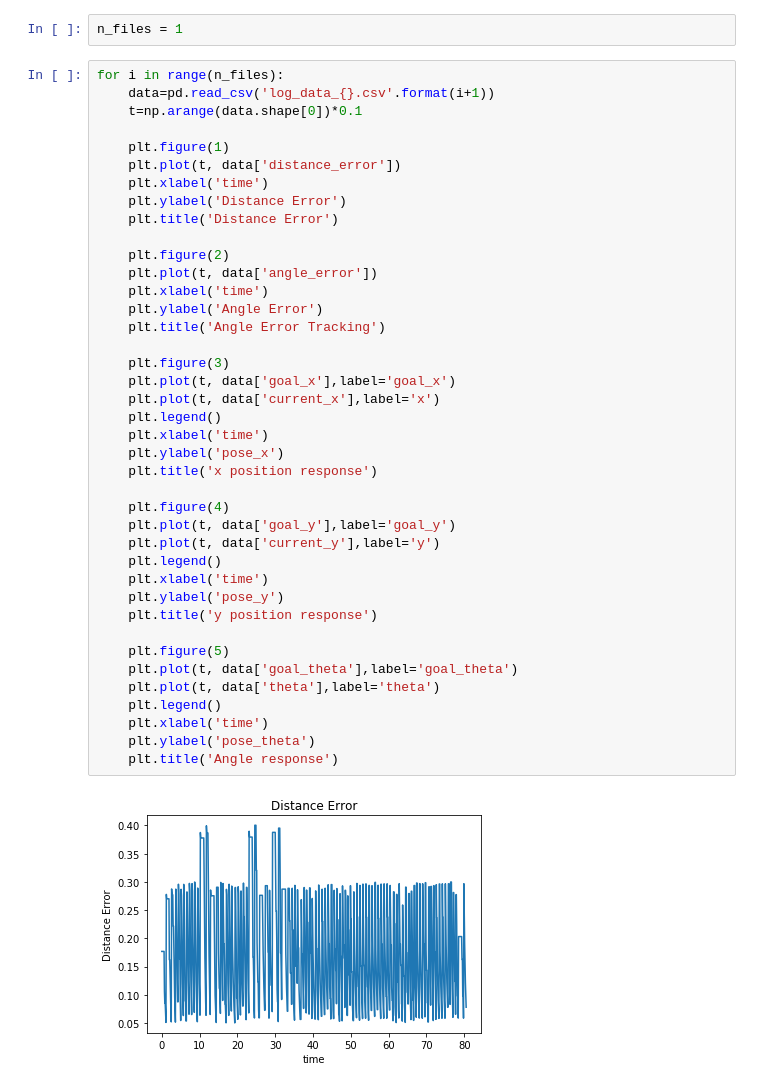
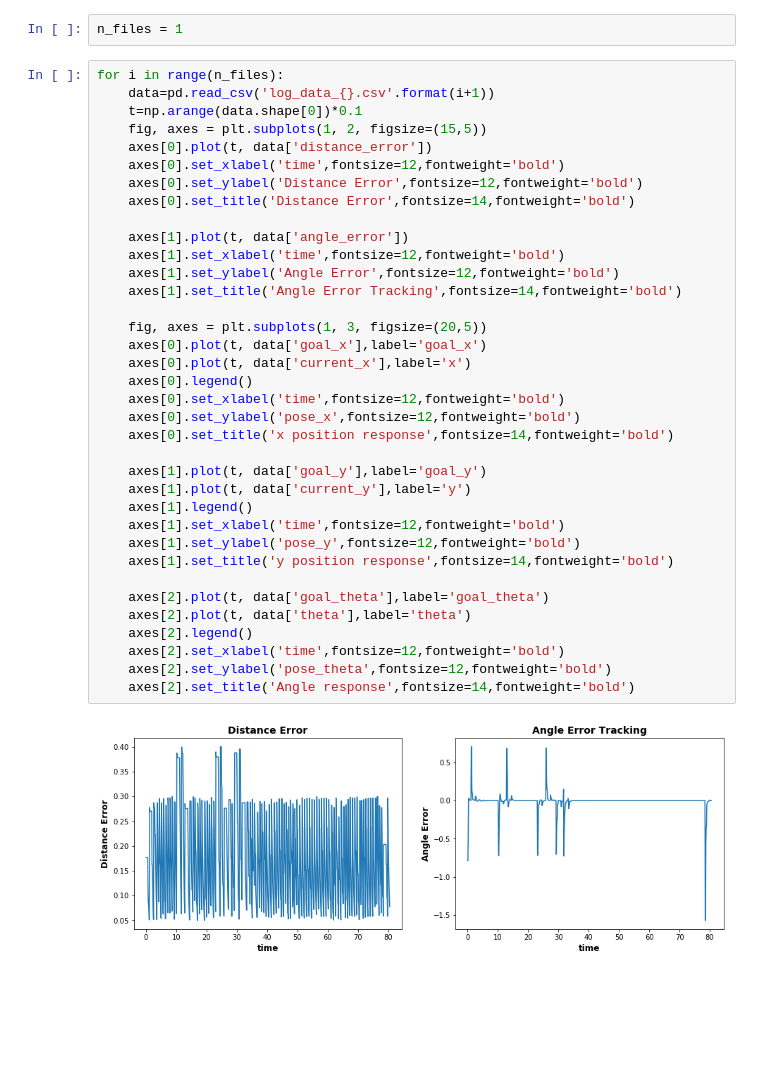
Before and after one commit to tharmee99/COMP0037_CW1_Path-Planning-in-a-known-world, a Jupyter notebook: comp0037_cw1/exports/controller_analysis.ipynb, the cells around one changed output. Drawn from its saved outputs; the diff is of its cells as text; blank space fills up the shorter version.

Commit message:
subplot version of controller_analysis

```diff
--- a/comp0037_cw1/exports/controller_analysis.ipynb
+++ b/comp0037_cw1/exports/controller_analysis.ipynb
@@ -9,42 +9,38 @@ n_files = 1
 # %%
 for i in range(n_files):
     data=pd.read_csv('log_data_{}.csv'.format(i+1))
     t=np.arange(data.shape[0])*0.1
+    fig, axes = plt.subplots(1, 2, figsize=(15,5))
+    axes[0].plot(t, data['distance_error'])
+    axes[0].set_xlabel('time',fontsize=12,fontweight='bold')
+    axes[0].set_ylabel('Distance Error',fontsize=12,fontweight='bold')
+    axes[0].set_title('Distance Error',fontsize=14,fontweight='bold')
 
-    plt.figure(1)
-    plt.plot(t, data['distance_error'])
-    plt.xlabel('time')
-    plt.ylabel('Distance Error')
-    plt.title('Distance Error')
+    axes[1].plot(t, data['angle_error'])
+    axes[1].set_xlabel('time',fontsize=12,fontweight='bold')
+    axes[1].set_ylabel('Angle Error',fontsize=12,fontweight='bold')
+    axes[1].set_title('Angle Error Tracking',fontsize=14,fontweight='bold')
 
-    plt.figure(2)
-    plt.plot(t, data['angle_error'])
-    plt.xlabel('time')
-    plt.ylabel('Angle Error')
-    plt.title('Angle Error Tracking')
+    fig, axes = plt.subplots(1, 3, figsize=(20,5))
+    axes[0].plot(t, data['goal_x'],label='goal_x')
+    axes[0].plot(t, data['current_x'],label='x')
+    axes[0].legend()
+    axes[0].set_xlabel('time',fontsize=12,fontweight='bold')
+    axes[0].set_ylabel('pose_x',fontsize=12,fontweight='bold')
+    axes[0].set_title('x position response',fontsize=14,fontweight='bold')
 
-    plt.figure(3)
-    plt.plot(t, data['goal_x'],label='goal_x')
-    plt.plot(t, data['current_x'],label='x')
-    plt.legend()
-    plt.xlabel('time')
-    plt.ylabel('pose_x')
-    plt.title('x position response')
+    axes[1].plot(t, data['goal_y'],label='goal_y')
+    axes[1].plot(t, data['current_y'],label='y')
+    axes[1].legend()
+    axes[1].set_xlabel('time',fontsize=12,fontweight='bold')
+    axes[1].set_ylabel('pose_y',fontsize=12,fontweight='bold')
+    axes[1].set_title('y position response',fontsize=14,fontweight='bold')
 
-    plt.figure(4)
-    plt.plot(t, data['goal_y'],label='goal_y')
-    plt.plot(t, data['current_y'],label='y')
-    plt.legend()
-    plt.xlabel('time')
-    plt.ylabel('pose_y')
-    plt.title('y position response')
-
-    plt.figure(5)
-    plt.plot(t, data['goal_theta'],label='goal_theta')
-    plt.plot(t, data['theta'],label='theta')
-    plt.legend()
-    plt.xlabel('time')
-    plt.ylabel('pose_theta')
-    plt.title('Angle response')
+    axes[2].plot(t, data['goal_theta'],label='goal_theta')
+    axes[2].plot(t, data['theta'],label='theta')
+    axes[2].legend()
+    axes[2].set_xlabel('time',fontsize=12,fontweight='bold')
+    axes[2].set_ylabel('pose_theta',fontsize=12,fontweight='bold')
+    axes[2].set_title('Angle response',fontsize=14,fontweight='bold')
 # %% [output]
-[figure, old version]
+[figure, new version]
```
Also changed, not shown: parts of 1 cell of this notebook.
